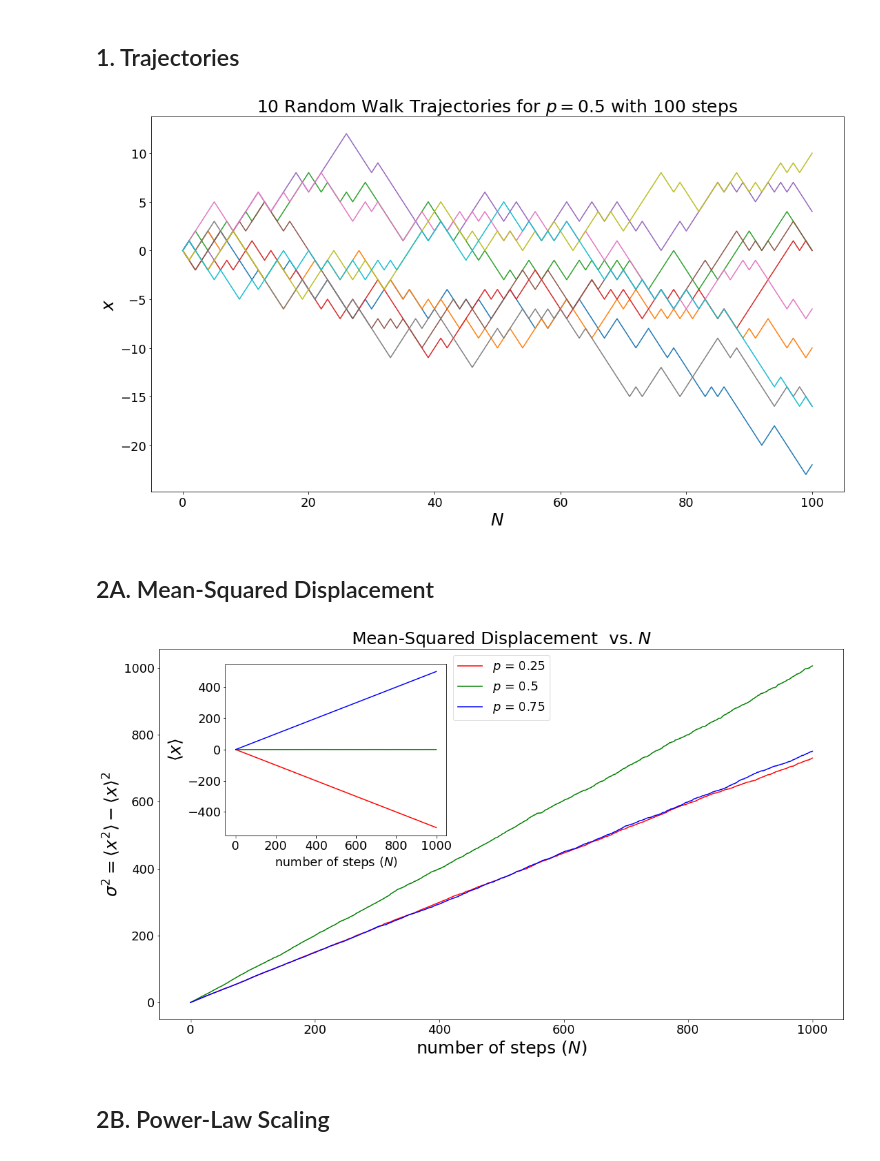
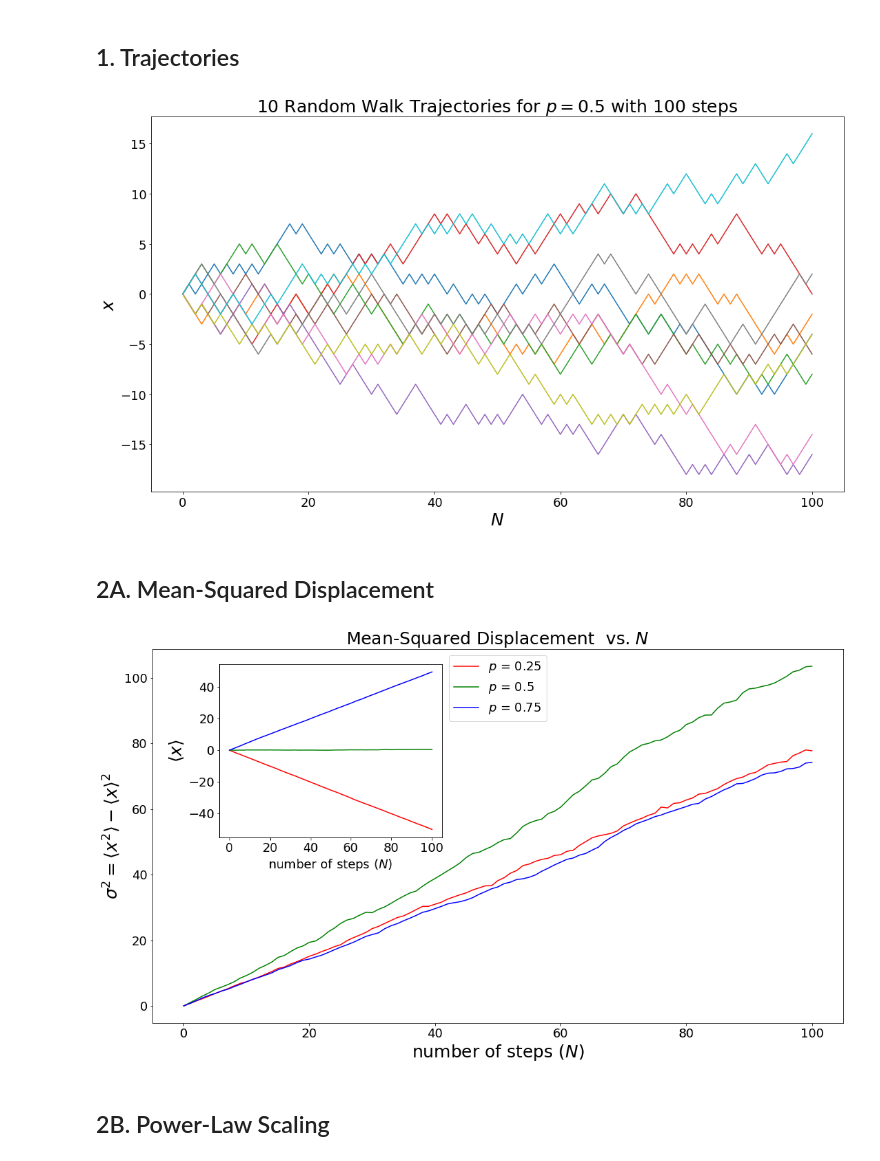
Before and after one commit to Owerre/monte-carlo-simulation, a Jupyter notebook: monte_carlo/random_walk_1d/notebooks/01-random_walk_1d.ipynb, the cells around one changed output. Cells and saved outputs as stored; diff of their text form; code cells hidden in the pictures.

```diff
--- a/monte_carlo/random_walk_1d/notebooks/01-random_walk_1d.ipynb
+++ b/monte_carlo/random_walk_1d/notebooks/01-random_walk_1d.ipynb
@@ -30,20 +32,24 @@ plt.rcParams.update({'font.size': 18})
 ## 1. Trajectories
 # %%
 plt.subplots(figsize=(18, 10))
-walk_1d = RandomWalk1D(nsteps = 100, ntrials = 1000, p = 0.5)
+param_dict = {
+    'nsteps': 100,
+    'ntrials': 1000,
+    'p': 0.5,
+    }
+walk_1d = RandomWalk1D(**param_dict)
 x_arr, _, _, _ = walk_1d.monte_carlo()
-
 for i in range(10):
     plt.plot(range(len(x_arr[i,:])), x_arr[i,:])
 
 plt.xlabel(r'$N$', fontsize = 25)
 plt.ylabel(r'$x$', fontsize = 25)
 plt.title(r'10 Random Walk Trajectories for $p=0.5$ with 100 steps', fontsize = 25)
 plt.savefig('../img/fig.png')
 plt.savefig('../img/fig.pdf')
 plt.show()
 # %% [output]
-[figure, old version]
+[figure, new version]
 # %% [markdown]
 ## 2A. Mean-Squared Displacement
 # %%
@@ -54,13 +60,16 @@ ax2 = fig.add_axes([left, bottom, width, height])
 
 color = ['r', 'g', 'b']
 prob = [0.25, 0.5, 0.75]
-
 for i in range(len(prob)):
-    walk_1d = RandomWalk1D(nsteps = 1000, ntrials = 10000, p = prob[i])
+    param_dict = {
+    'nsteps': 100,
+    'ntrials': 1000,
+    'p': prob[i],
+    }
+    walk_1d = RandomWalk1D(**param_dict)
     _, _, xbar, var_ = walk_1d.monte_carlo()
     ax1.plot(range(len(var_)), var_,label = r"$p$ = {0:.2g}".format(prob[i]),color = color[i])
     ax2.plot(range(len(xbar)), xbar, color = color[i])
-
 ax1.set_xlabel(r'number of steps ($N$)', fontsize = 25)
 ax1.set_ylabel(r'$\sigma^2 = \langle x^2\rangle-\langle x\rangle^2$', fontsize = 25)
 ax1.set_title(r'Mean-Squared Displacement  vs. $N$', fontsize = 25)
@@ -71,7 +80,7 @@ plt.savefig('../img/fig1a.png')
 plt.savefig('../img/fig1a.pdf')
 plt.show()
 # %% [output]
-[figure, old version]
+[figure, new version]
 # %% [markdown]
 ## 2B. Power-Law Scaling
 # %%
```
Also changed, not shown: parts of 5 cells of this notebook, 13 other files.
